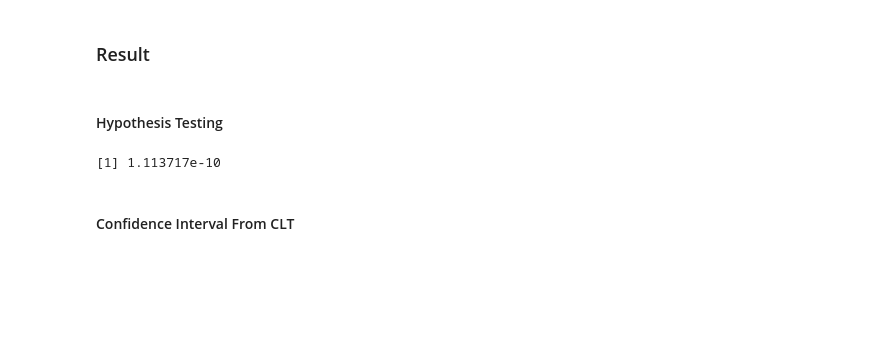
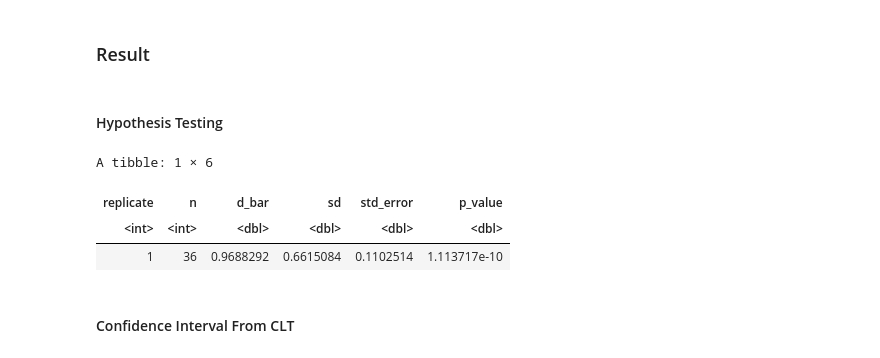
Before and after one commit to MarsZan/STAT201_Project_Group_30, a Jupyter notebook: Project_Proposal.ipynb, the cells around one changed output. Saved outputs shown, nothing was run; the diff lists cells and outputs as text; code cells hidden in the pictures; blank space fills up the shorter version.

```diff
--- a/Project_Proposal.ipynb
+++ b/Project_Proposal.ipynb
@@ -181,20 +170,21 @@ After analyzing the average number of crime incidents(crime rate) across time pe
 # %%
 # Perform a one-tailed paired sample t-test with alpha level of 0.05
 paired_sample_t_test <-
     na.omit(one_sample_wider) %>%
-    mutate(d = PreCOVID - PostCOVID) %>%
+    mutate(d = PreCOVID - DuringCOVID) %>%
     summarise(n = n(),
-               d_bar = mean(d),
+               d_bar = mean(d), # compute mean difference in crime rates
                sd =sd(d),
-               std_error = sd/sqrt(n)) %>%
+               std_error = sd/sqrt(n)) %>% # compute the standard error
     mutate(p_value = pt(q = d_bar/std_error, # one_tailed test
                             df = n-1,
                             lower.tail = FALSE))
-# extract the p-value of the test
-p_value <- pull(paired_sample_t_test[,6])
-p_value
+head(paired_sample_t_test)
 # %% [output]
-[1] 1.113717e-10
+A tibble: 1 × 6
+| replicate | n | d_bar | sd | std_error | p_value |
+| <int> | <int> | <dbl> | <dbl> | <dbl> | <dbl> |
+| 1 | 36 | 0.9688292 | 0.6615084 | 0.1102514 | 1.113717e-10 |
 # %% [markdown]
 #### Confidence Interval From CLT
 # %%
```
Also changed, not shown: parts of 13 cells of this notebook.
